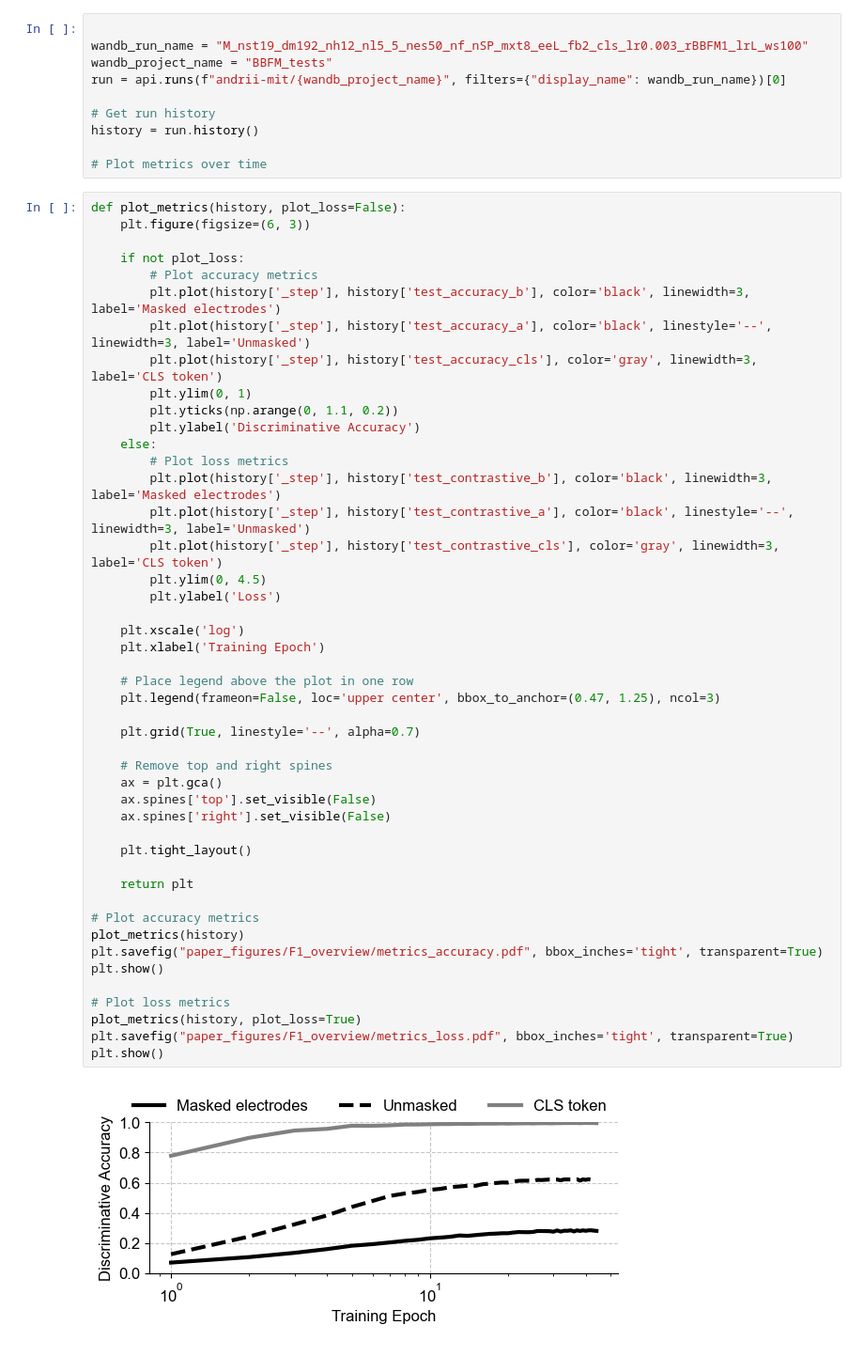
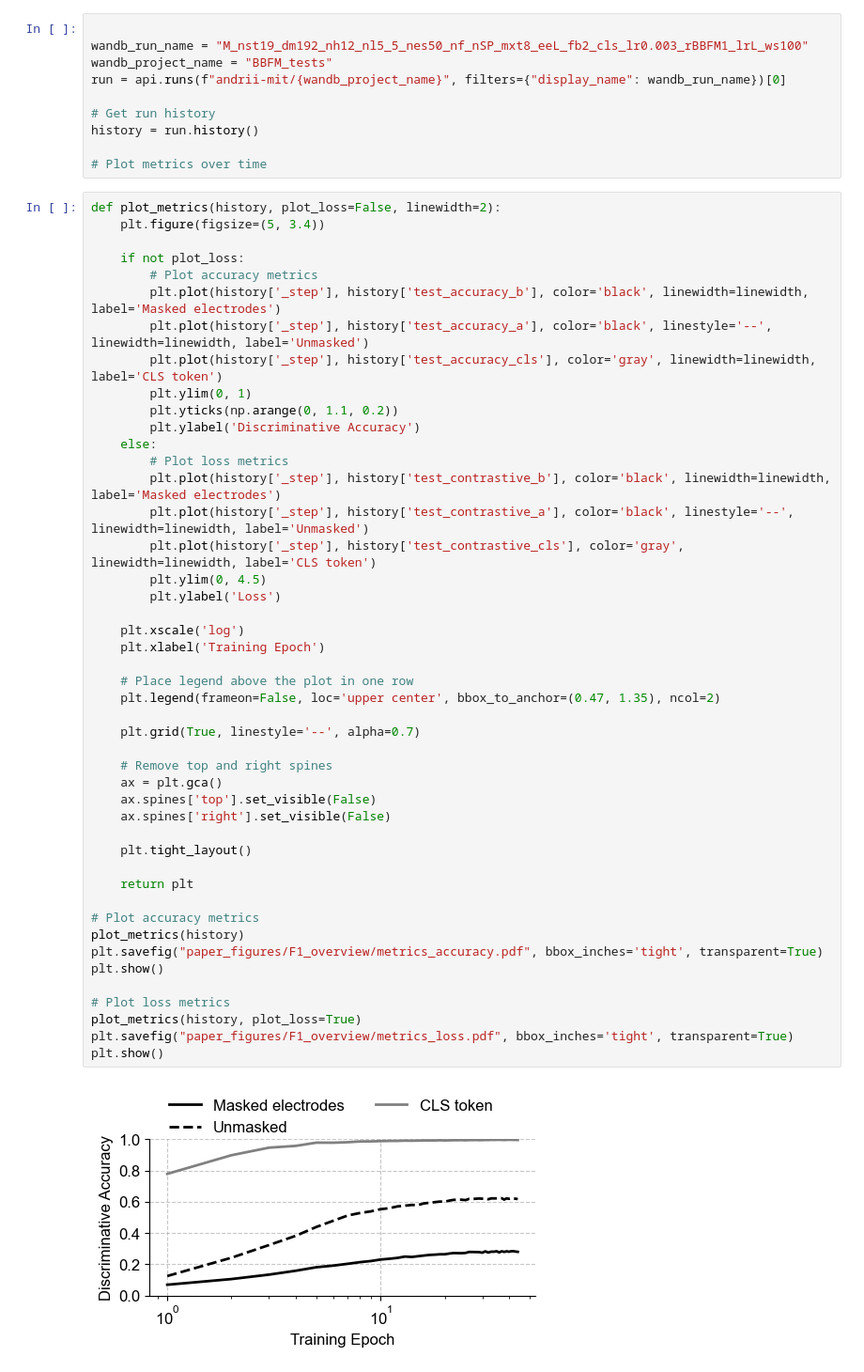
Before and after one commit to azaho/bfm, a Jupyter notebook: paper_figures/F1_overview/plot_metrics_over_time.ipynb, the cells around one changed output. Shown: that part at 94% size. Saved outputs shown, nothing was run; the diff lists cells and outputs as text.

```diff
--- a/paper_figures/F1_overview/plot_metrics_over_time.ipynb
+++ b/paper_figures/F1_overview/plot_metrics_over_time.ipynb
@@ -25,50 +25,50 @@ history = run.history()
 
 # Plot metrics over time
 # %%
-def plot_metrics(history, plot_loss=False):
-    plt.figure(figsize=(6, 3))
+def plot_metrics(history, plot_loss=False, linewidth=2):
+    plt.figure(figsize=(5, 3.4))
 
     if not plot_loss:
         # Plot accuracy metrics
-        plt.plot(history['_step'], history['test_accuracy_b'], color='black', linewidth=3, label='Masked electrodes')
-        plt.plot(history['_step'], history['test_accuracy_a'], color='black', linestyle='--', linewidth=3, label='Unmasked')
-        plt.plot(history['_step'], history['test_accuracy_cls'], color='gray', linewidth=3, label='CLS token')
+        plt.plot(history['_step'], history['test_accuracy_b'], color='black', linewidth=linewidth, label='Masked electrodes')
+        plt.plot(history['_step'], history['test_accuracy_a'], color='black', linestyle='--', linewidth=linewidth, label='Unmasked')
+        plt.plot(history['_step'], history['test_accuracy_cls'], color='gray', linewidth=linewidth, label='CLS token')
         plt.ylim(0, 1)
         plt.yticks(np.arange(0, 1.1, 0.2))
         plt.ylabel('Discriminative Accuracy')
     else:
         # Plot loss metrics
-        plt.plot(history['_step'], history['test_contrastive_b'], color='black', linewidth=3, label='Masked electrodes')
-        plt.plot(history['_step'], history['test_contrastive_a'], color='black', linestyle='--', linewidth=3, label='Unmasked')
-        plt.plot(history['_step'], history['test_contrastive_cls'], color='gray', linewidth=3, label='CLS token')
+        plt.plot(history['_step'], history['test_contrastive_b'], color='black', linewidth=linewidth, label='Masked electrodes')
+        plt.plot(history['_step'], history['test_contrastive_a'], color='black', linestyle='--', linewidth=linewidth, label='Unmasked')
+        plt.plot(history['_step'], history['test_contrastive_cls'], color='gray', linewidth=linewidth, label='CLS token')
         plt.ylim(0, 4.5)
         plt.ylabel('Loss')
 
     plt.xscale('log')
     plt.xlabel('Training Epoch')
 
     # Place legend above the plot in one row
-    plt.legend(frameon=False, loc='upper center', bbox_to_anchor=(0.47, 1.25), ncol=3)
+    plt.legend(frameon=False, loc='upper center', bbox_to_anchor=(0.47, 1.35), ncol=2)
 
     plt.grid(True, linestyle='--', alpha=0.7)
 
     # Remove top and right spines
     ax = plt.gca()
     ax.spines['top'].set_visible(False)
     ax.spines['right'].set_visible(False)
 
     plt.tight_layout()
 
     return plt
 
 # Plot accuracy metrics
 plot_metrics(history)
 plt.savefig("paper_figures/F1_overview/metrics_accuracy.pdf", bbox_inches='tight', transparent=True)
 plt.show()
 
 # Plot loss metrics
 plot_metrics(history, plot_loss=True)
 plt.savefig("paper_figures/F1_overview/metrics_loss.pdf", bbox_inches='tight', transparent=True)
 plt.show()
 # %% [output]
-[figure, old version]
+[figure, new version]
```
Also changed, not shown: parts of 1 cell of this notebook, 3 other files.
